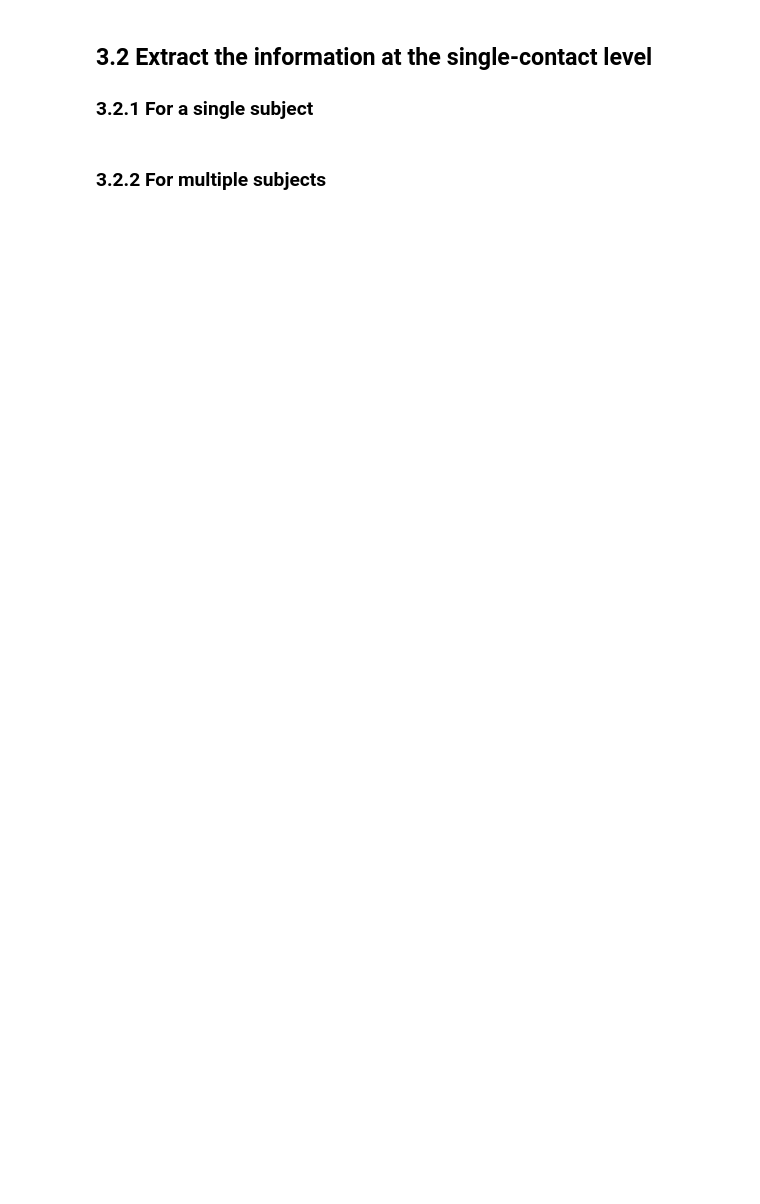
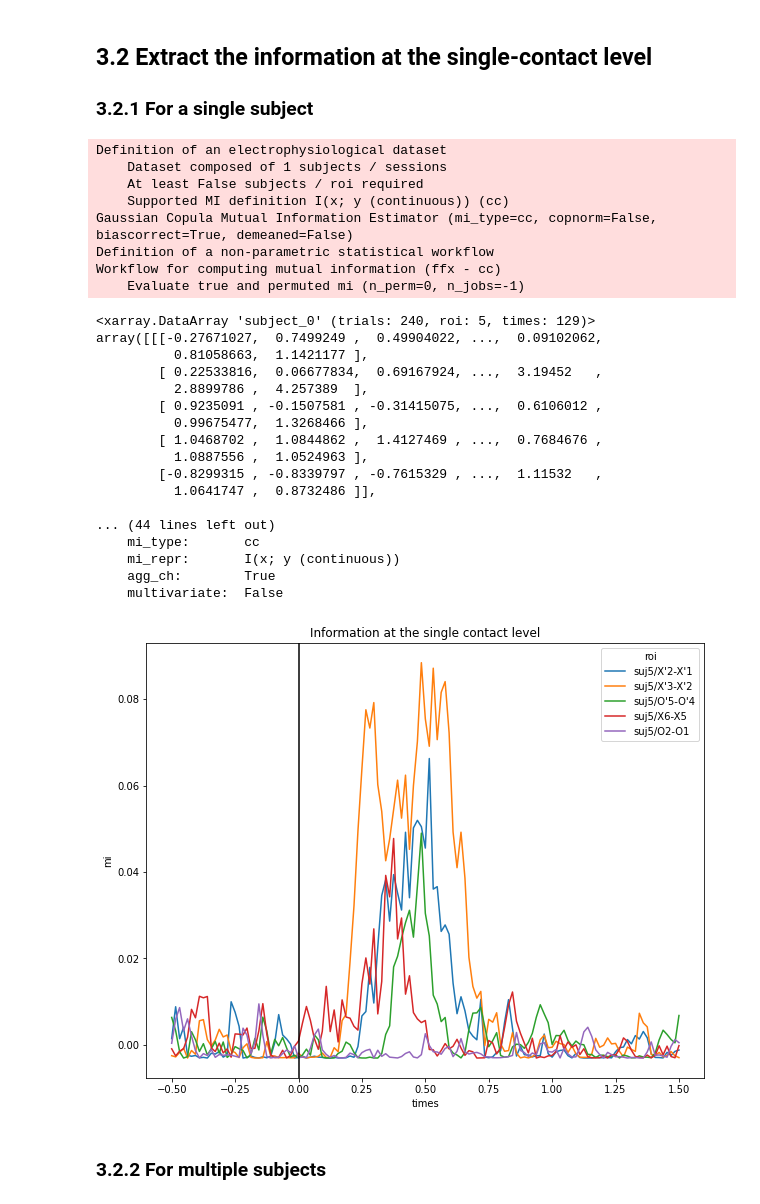
Before and after one commit to brainets/CookingFrites, a Jupyter notebook: notebooks/2_tuto_measuring_information.ipynb, the cells around one changed output. Saved outputs shown, nothing was run; the diff lists cells and outputs as text; code cells hidden in the pictures; blank space fills up the shorter version.

```diff
--- a/notebooks/2_tuto_measuring_information.ipynb
+++ b/notebooks/2_tuto_measuring_information.ipynb
@@ -362,18 +435,46 @@ ds
 # %%
 # load data and build the DatasetEphy
 hga = load_ms(s_range=5, model='pe', condition='rew', space='channels')
+hga
 ds = DatasetEphy(hga, y='pe', roi='channels', times='times')
 
 # measure information
 mi, _ = WfMi(mi_type='cc', inference='ffx').fit(ds, mcp=None)
 
 # plot the result
 plt.figure(figsize=(10, 8))
 mi.plot(x='times', hue='roi')
 plt.axvline(0., color='k')
 plt.title("Information at the single contact level");
 
 ds
+# %% [output]
+Definition of an electrophysiological dataset
+    Dataset composed of 1 subjects / sessions
+    At least False subjects / roi required
+    Supported MI definition I(x; y (continuous)) (cc)
+Gaussian Copula Mutual Information Estimator (mi_type=cc, copnorm=False, biascorrect=True, demeaned=False)
+Definition of a non-parametric statistical workflow
+Workflow for computing mutual information (ffx - cc)
+    Evaluate true and permuted mi (n_perm=0, n_jobs=-1)
+<xarray.DataArray 'subject_0' (trials: 240, roi: 5, times: 129)>
+array([[[-0.27671027,  0.7499249 ,  0.49904022, ...,  0.09102062,
+          0.81058663,  1.1421177 ],
+        [ 0.22533816,  0.06677834,  0.69167924, ...,  3.19452   ,
+          2.8899786 ,  4.257389  ],
+        [ 0.9235091 , -0.1507581 , -0.31415075, ...,  0.6106012 ,
+          0.99675477,  1.3268466 ],
+        [ 1.0468702 ,  1.0844862 ,  1.4127469 , ...,  0.7684676 ,
+          1.0887556 ,  1.0524963 ],
+        [-0.8299315 , -0.8339797 , -0.7615329 , ...,  1.11532   ,
+          1.0641747 ,  0.8732486 ]],
+
+... (44 lines left out)
+    mi_type:       cc
+    mi_repr:       I(x; y (continuous))
+    agg_ch:        True
+    multivariate:  False
+[figure, added]
 # %% [markdown]
 ### 3.2.2 For multiple subjects
 # %%
```
Also changed, not shown: parts of 14 cells of this notebook, 3 other files.
